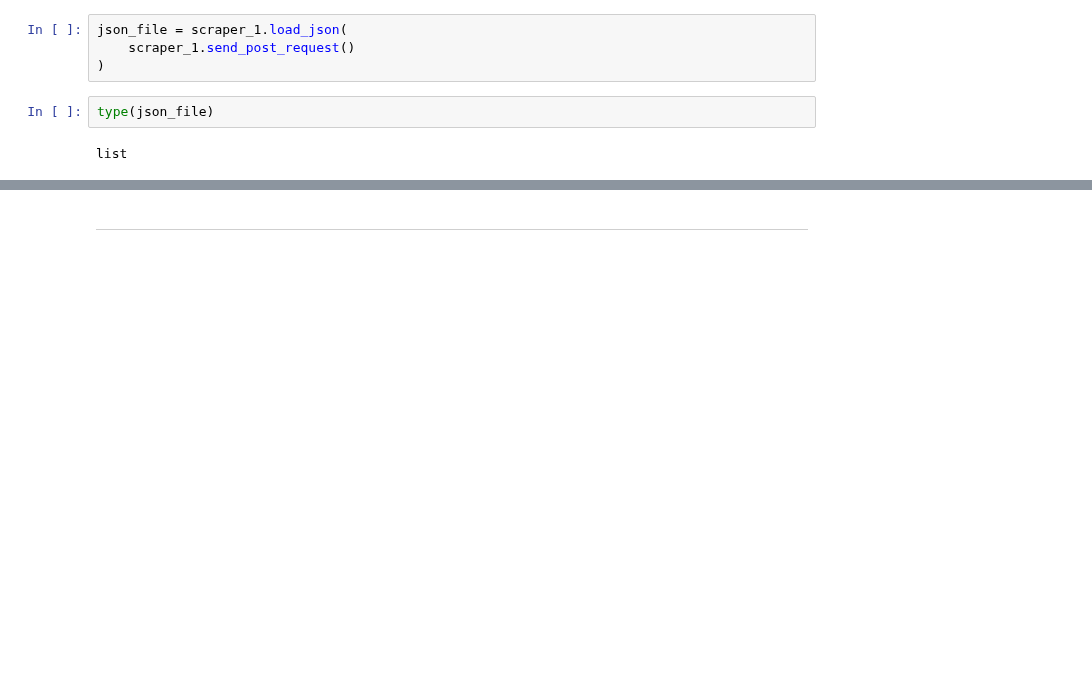
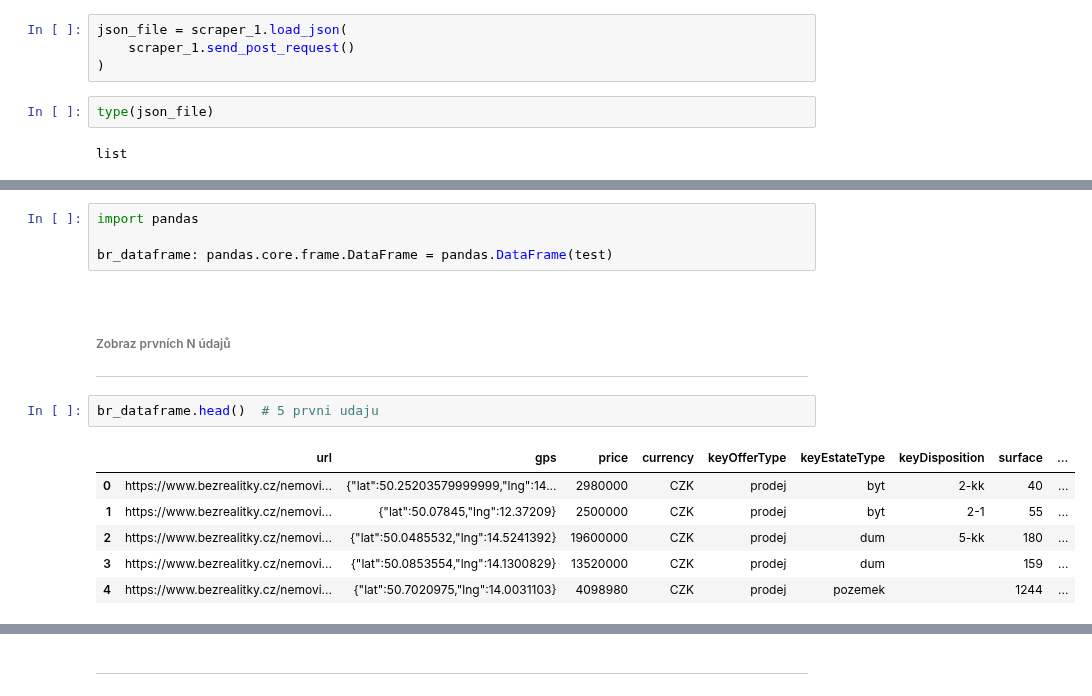
Before and after one commit to Bralor/python_oop, a Jupyter notebook: notebooks/lesson04.ipynb, the cells around one changed output, grey strips where cells are left out. Saved outputs shown, nothing was run; the diff lists cells and outputs as text; blank space fills up the shorter version.

```diff
--- a/notebooks/lesson04.ipynb
+++ b/notebooks/lesson04.ipynb
@@ -324,0 +327,19 @@ values["complete_address"] = location
+# %%
+import pandas
+
+br_dataframe: pandas.core.frame.DataFrame = pandas.DataFrame(test)
+# %% [markdown]
+<br>
+
+###### Zobraz prvních N údajů
+
+---
+# %%
+br_dataframe.head()  # 5 prvni udaju
+# %% [output]
+|  | url | gps | price | currency | keyOfferType | keyEstateType | keyDisposition | surface | ... |
+| 0 | https://www.bezrealitky.cz/nemovi... | {"lat":50.25203579999999,"lng":14... | 2980000 | CZK | prodej | byt | 2-kk | 40 | ... |
+| 1 | https://www.bezrealitky.cz/nemovi... | {"lat":50.07845,"lng":12.37209} | 2500000 | CZK | prodej | byt | 2-1 | 55 | ... |
+| 2 | https://www.bezrealitky.cz/nemovi... | {"lat":50.0485532,"lng":14.5241392} | 19600000 | CZK | prodej | dum | 5-kk | 180 | ... |
+| 3 | https://www.bezrealitky.cz/nemovi... | {"lat":50.0853554,"lng":14.1300829} | 13520000 | CZK | prodej | dum |  | 159 | ... |
+| 4 | https://www.bezrealitky.cz/nemovi... | {"lat":50.7020975,"lng":14.0031103} | 4098980 | CZK | prodej | pozemek |  | 1244 | ... |
```
Also changed, not shown: parts of 48 cells of this notebook.
